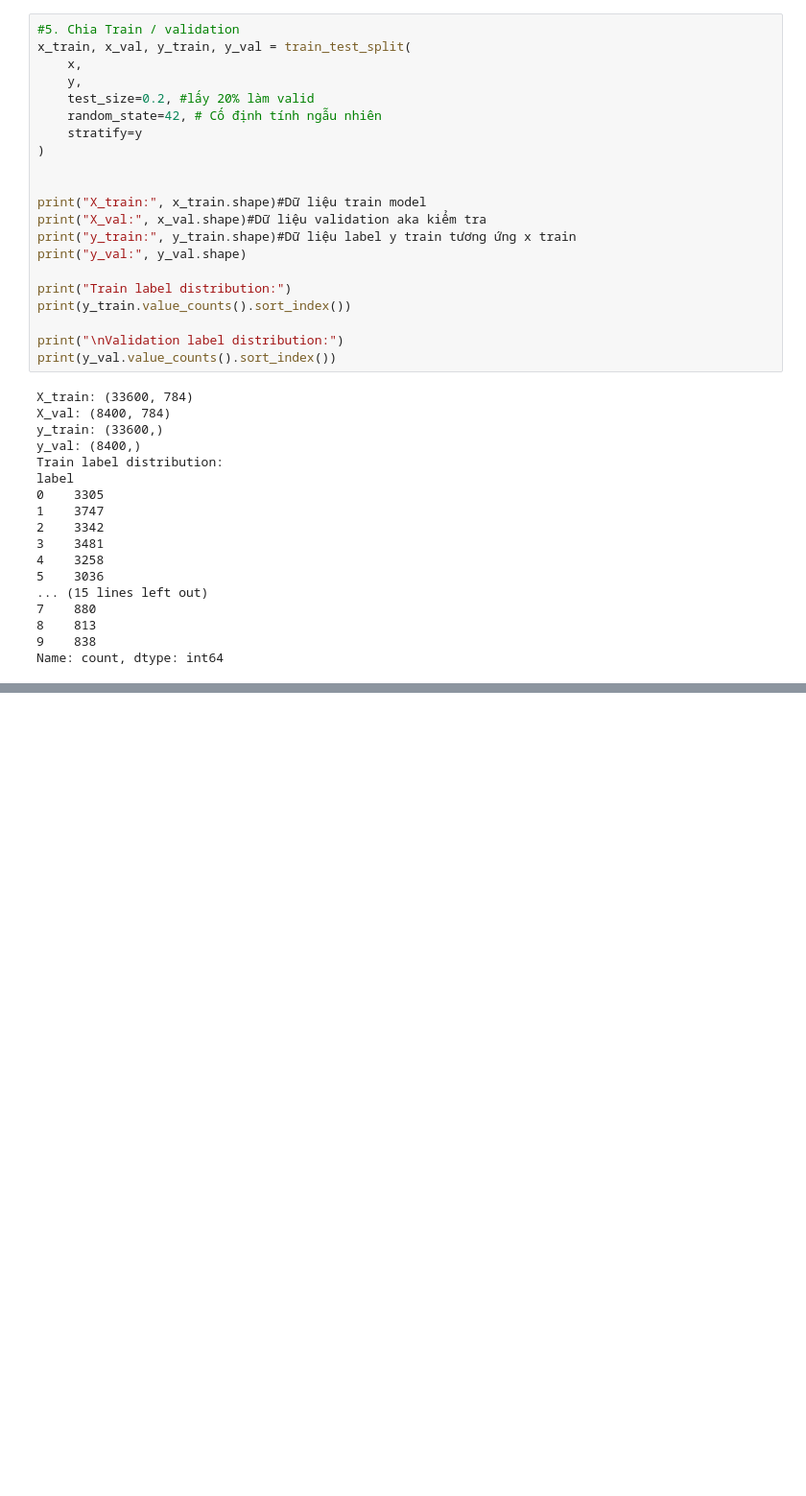
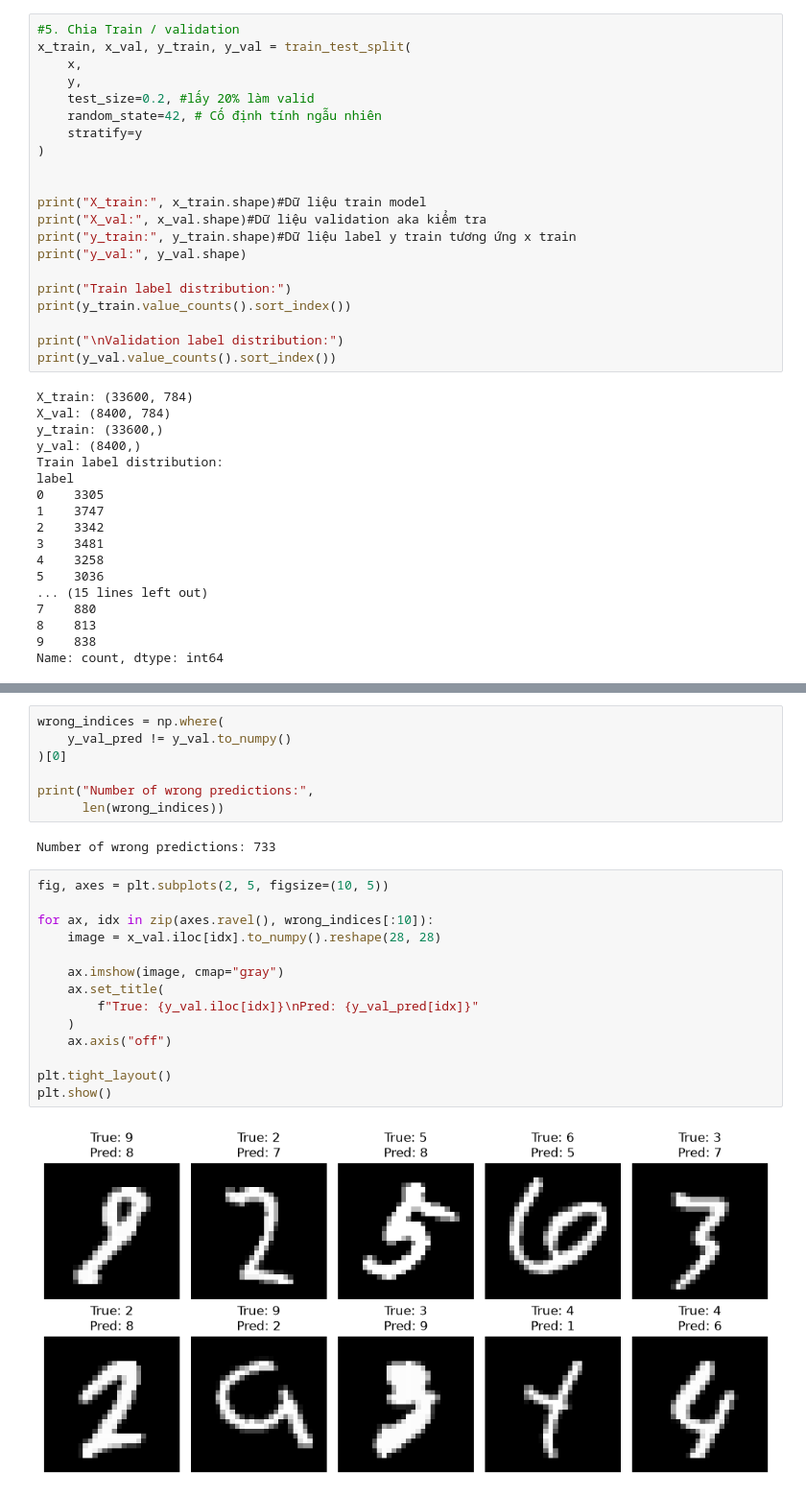
Before and after one commit to NoFoundShadow/AI-Kaggle, a Jupyter notebook: notebooks/01_eda.ipynb, the cells around one changed output, grey strips where cells are left out. Shown at 96% size. Saved outputs shown, nothing was run; the diff lists cells and outputs as text; blank space fills up the shorter version.

```diff
--- a/notebooks/01_eda.ipynb
+++ b/notebooks/01_eda.ipynb
@@ -262,0 +279,25 @@ NameError: name 'train_accuracy_complex' is not defined
+# %%
+wrong_indices = np.where(
+    y_val_pred != y_val.to_numpy()
+)[0]
+
+print("Number of wrong predictions:",
+      len(wrong_indices))
+# %% [output]
+Number of wrong predictions: 733
+# %%
+fig, axes = plt.subplots(2, 5, figsize=(10, 5))
+
+for ax, idx in zip(axes.ravel(), wrong_indices[:10]):
+    image = x_val.iloc[idx].to_numpy().reshape(28, 28)
+
+    ax.imshow(image, cmap="gray")
+    ax.set_title(
+        f"True: {y_val.iloc[idx]}\nPred: {y_val_pred[idx]}"
+    )
+    ax.axis("off")
+
+plt.tight_layout()
+plt.show()
+# %% [output]
+[figure, added]
```
Also changed, not shown: parts of 11 cells of this notebook.
